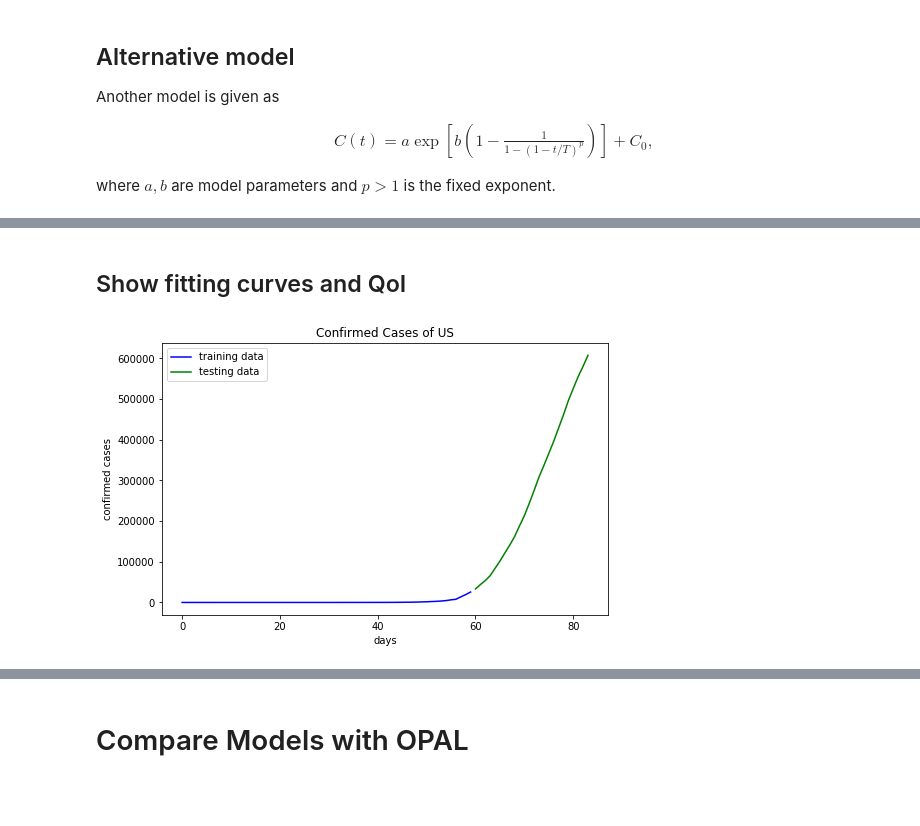
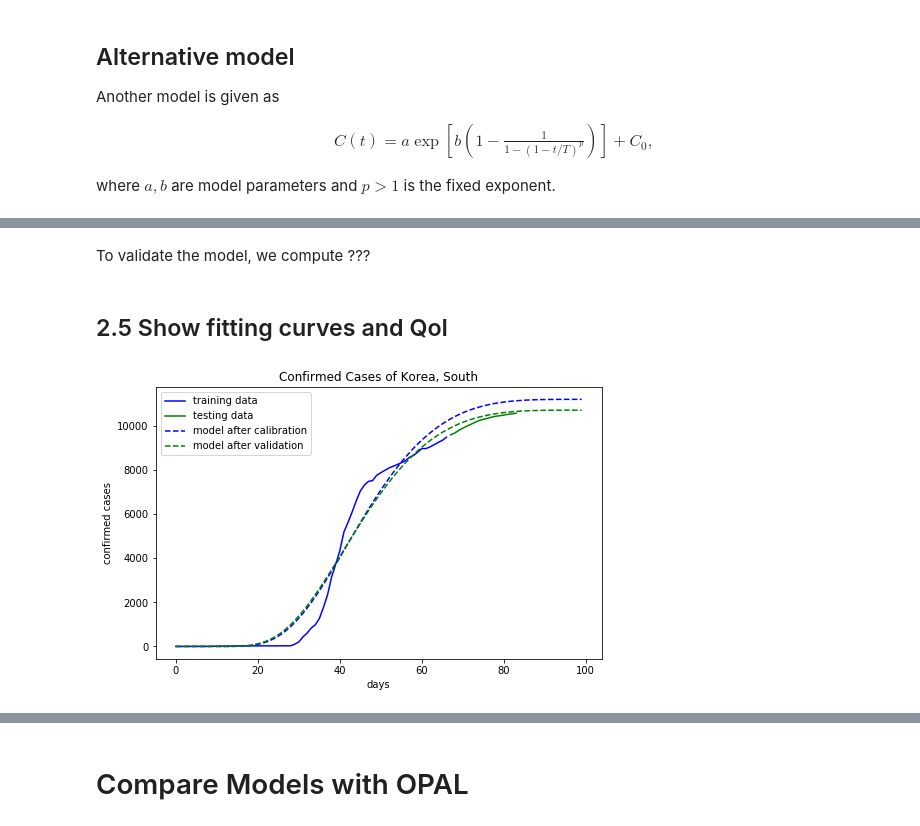
Before and after one commit to prashjha/StudyCovid19, a Jupyter notebook: process/bayesian/Assignment on Bayesian Inversion.ipynb, the cells around one changed output, grey strips where cells are left out. Drawn from its saved outputs; the diff is of its cells as text; code cells hidden in the pictures; blank space fills up the shorter version.

```diff
--- a/process/bayesian/Assignment on Bayesian Inversion.ipynb
+++ b/process/bayesian/Assignment on Bayesian Inversion.ipynb
@@ -137,6 +137,6 @@ def log_likelihood(theta, data):
 # %%
 # prepare MCMC
-def acceptance_rule(x, x_new):     # acceptance rule under log likelihood
+def acceptance_rule(x, x_new):     # acceptance rule under log density
     if x_new>x:
         return True
     else:
@@ -177,7 +177,7 @@ def show_mcmc(accepted, rejected):
     ax.legend()
     ax.set_title("MCMC sampling with Metropolis-Hastings. All samples are shown.")
 
-def burn_accepted(accepted, burn_in=0.5, show=True):
+def burn_accepted(accepted, burn_in=0.8, show=True):
     total_iters = accepted.shape[0]
     burnin_iters = int(burn_in*accepted.shape[0])
     accepted_burnin = accepted[:burnin_iters,:]
@@ -217,13 +217,13 @@ def burn_accepted(accepted, burn_in=0.5, show=True):
 # %%
-country = 'US'
+country = 'Korea, South'
 model = model3
-noise_arg = 1.
-data_c, data_v, log_prior_c, model_args = prepare(country, model, noise_arg)
+data_c, data_v = prepare_data(country)
+noise_arg, log_prior_c, fix_params, trans_param_c, param_init_c = prepare_model(model,country,data_c)
 
-# plt.plot(data_c[:,0],data_c[:,1], label="training data")
-# plt.plot(data_v[:,0],data_v[:,1], label="testing data")
-# plt.xlabel("days")
-# plt.ylabel("confirmed cases")
-# plt.legend()
-# plt.title("Confirmed Cases of "+ country)
-# plt.show()
+plt.plot(data_c[:,0],data_c[:,1], label="training data")
+plt.plot(data_v[:,0],data_v[:,1], label="testing data")
+plt.xlabel("days")
+plt.ylabel("confirmed cases")
+plt.legend()
+plt.title("Confirmed Cases of "+ country)
+plt.show()
@@ -230,11 +234,6 @@ data_c, data_v, log_prior_c, model_args = prepare(country, model, noise_arg)
 # %%
-## Calibration
-fix_params = model_args[0]
-trans_param_c = model_args[1]
-param_init_c = model_args[2]
-
 transition_model_c = lambda theta: np.random.normal(theta,trans_param_c,(2,))
-
-accepted_c, rejected_c = metropolis_hastings(log_likelihood,log_prior_c,transition_model_c,param_init_c,50000,data_c,acceptance_rule)
+accepted_c, rejected_c = metropolis_hastings(log_likelihood,log_prior_c,transition_model_c,
+                                             param_init_c,50000,data_c,acceptance_rule)
 print('# accepted = ' + str(accepted_c.shape[0]))
 # %% [output]
@@ -281,11 +280,10 @@ plt.show()
 # %%
 param_init_v = mean_c
-
 def log_prior_v(theta):
     return multivariate_normal.logpdf(theta, mean=mean_c, cov=cov_c)
-
 transition_model_v = lambda theta: multivariate_normal.rvs(mean=theta, cov=cov_c)
-
-accepted_v, rejected_v = metropolis_hastings(log_likelihood,log_prior_v,transition_model_v,param_init_v,50000,data_v,acceptance_rule)
+# transition_model_v = lambda theta: np.random.normal(theta,trans_param_c,(2,))
+accepted_v, rejected_v = metropolis_hastings(log_likelihood,log_prior_v,transition_model_v,
+                                             param_init_v,50000,data_v,acceptance_rule)
 print('# accepted = ' + str(accepted_v.shape[0]))
 # %% [output]
@@ -301,21 +306,23 @@ print(cov_v)
+# %% [markdown]
+To validate the model, we compute ???
 # %% [markdown]
-## Show fitting curves and QoI
+## 2.5 Show fitting curves and QoI
 # %%
 fig = plt.figure(figsize=(8,5))
 
 # plot the curve
 plt.plot(data_c[:,0],data_c[:,1], 'b-', label="training data")
 plt.plot(data_v[:,0],data_v[:,1], 'g-', label="testing data")
-# plt.plot(np.arange(T), model(mean_c, np.arange(T), fix_params), 'b--', label="model after calibration")
-# plt.plot(np.arange(T), model(mean_v, np.arange(T), fix_params), 'g--', label="model after validation")
+plt.plot(np.arange(T), model(mean_c, np.arange(T), fix_params), 'b--', label="model after calibration")
+plt.plot(np.arange(T), model(mean_v, np.arange(T), fix_params), 'g--', label="model after validation")
 
 plt.xlabel("days")
 plt.ylabel("confirmed cases")
 plt.legend()
 plt.title("Confirmed Cases of "+ country)
 plt.show()
 # %% [output]
-[figure, old version]
+[figure, new version]
 # %%
 QoIs = [model(theta,[100],fix_params)[0] for theta in accepted_burned_v]
 
```
Also changed, not shown: parts of 20 cells of this notebook.
